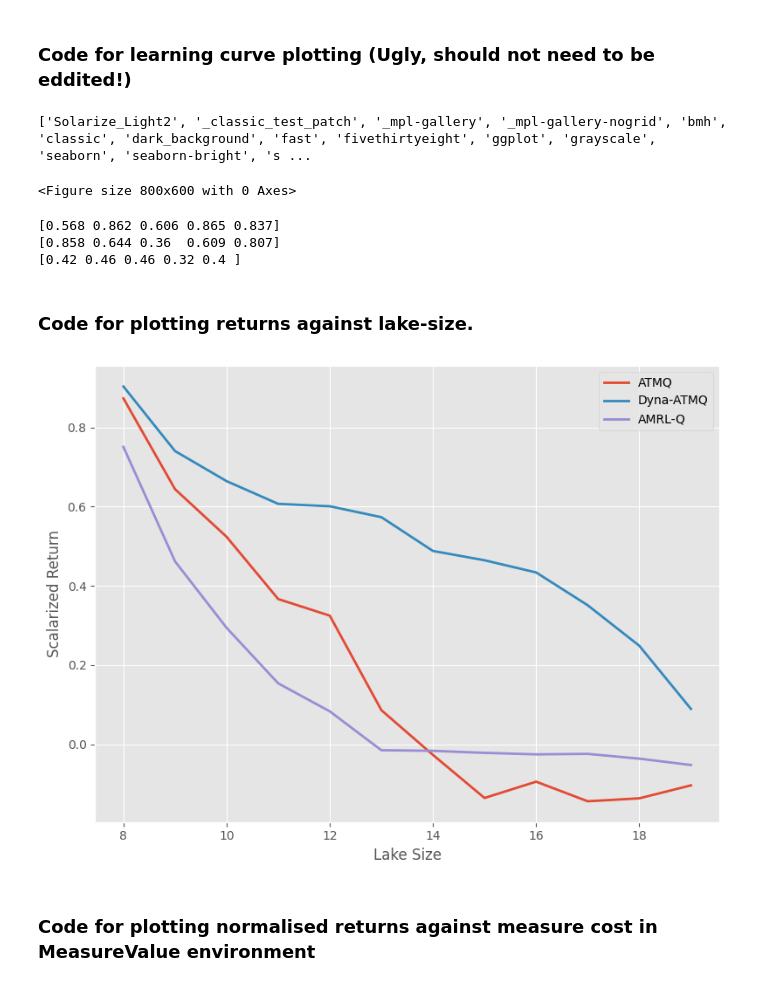
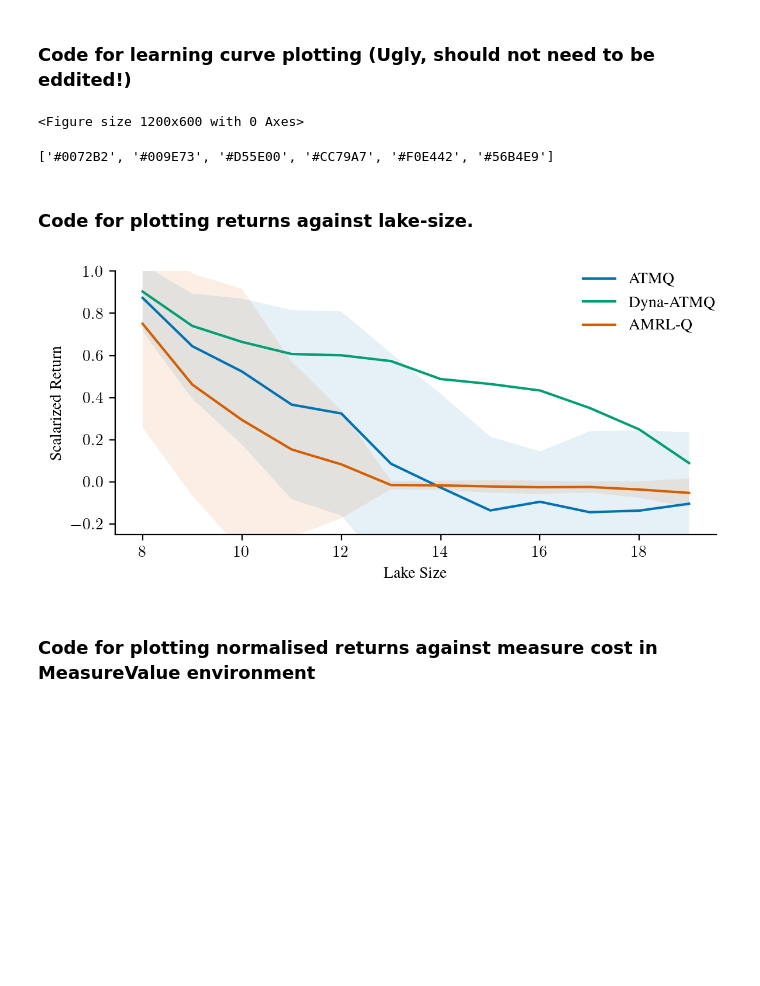
Before and after one commit to MKrale/ATM, a Jupyter notebook: Plot_Data.ipynb, the cells around one changed output. Drawn from its saved outputs; the diff is of its cells as text; code cells hidden in the pictures; blank space fills up the shorter version.

Commit message:
Changes to plotting
	* Plots are now outputted as pdfs
	* style is handled by a (git-ignored) matplotlib stylesheet

```diff
--- a/Plot_Data.ipynb
+++ b/Plot_Data.ipynb
@@ -56,7 +56,7 @@ legend_alg      = ["ATMQ",  "Dyna-ATMQ", "AMRL-Q" ]
 
 import numpy as np
 # Plotting variables
-plot_std        = False     # Set wether or not to plot standard deviation (turned off to increase readability)
+plot_std        = True     # Set wether or not to plot standard deviation (turned off to increase readability)
 max_eps         = np.inf    # Set manually according to restrict what episodes to plot (i.e. ignore graph after convergence)
 interval        = 0.95      # Determines plotted confidence interval (currently turned off completely)
 w1, w2          = 50,1      # Determine smooting window and order
@@ -82,8 +82,6 @@ import json
 import math as m
 import matplotlib
 import matplotlib.pyplot as plt
-plt.rcParams["figure.figsize"] = (8,6)
-plt.rcParams["figure.autolayout"] = True
 import datetime
 from scipy.signal import savgol_filter
 import scipy.stats as sts
@@ -139,8 +137,11 @@ eps_to_plot = min(np.min(nmbr_eps), max_eps)
 # %%
 # Make and export plots
 
-plt.style.use("ggplot")
-matplotlib.rc('lines', linewidth=2.0)
+# plt.style.use("seaborn-colorblind")
+# matplotlib.rc('lines', linewidth=2.0)
+# matplotlib.rcParams.update({'font.size': 15 })
+# plt.rcParams.update({'axes.grid': False})
+# plt.rcParams.update({"legend.borderaxespad": 0.5})
 
 for i in range (nmbr_plots):
 
@@ -163,15 +164,21 @@ for i in range (nmbr_plots):
 
 
     plt.legend()
-    plt.savefig(Data_path+"Plots/Plot_{}_{}".format(fileName_env, Plot_names_file[i]))
+    plt.savefig(Data_path+"Plots/Plot_{}_{}.pdf".format(fileName_env, Plot_names_file[i]))
     if True:
         pass
         #plt.show()
 
     plt.clf()
 # %% [output]
-['Solarize_Light2', '_classic_test_patch', '_mpl-gallery', '_mpl-gallery-nogrid', 'bmh', 'classic', 'dark_background', 'fast', 'fivethirtyeight', 'ggplot', 'grayscale', 'seaborn', 'seaborn-bright', 's ...
+<Figure size 1200x600 with 0 Axes>
-<Figure size 800x600 with 0 Axes>
+# %%
+colors = []
+for i, color in enumerate(plt.rcParams['axes.prop_cycle']):
+    colors.append(color['color'])
+print(colors)
+# %% [output]
+['#0072B2', '#009E73', '#D55E00', '#CC79A7', '#F0E442', '#56B4E9']
 # %%
 # Create human-readable collected datafiles
 
@@ -236,10 +243,6 @@ average nmbr measurements   = {}            (with std = {})
 data_file_name = Data_path+"/Compiled/Data_{}".format(fileName_env)
 with open(data_file_name, 'w') as f:
     f.write(file_text)
-# %% [output]
-[0.568 0.862 0.606 0.865 0.837]
-[0.858 0.644 0.36  0.609 0.807]
-[0.42 0.46 0.46 0.32 0.4 ]
 # %% [markdown]
 ### Code for plotting returns against lake-size.
 # %%
@@ -266,35 +269,36 @@ if True:
 
             with open(Data_path + filename) as file:
                     contentDict = json.load(file)
 
                     nmbr_eps = int(contentDict["parameters"]["nmbr_eps"])
                     toi = nmbr_eps
                     fromi = m.ceil(toi*check_percentage)
 
                     rewards = np.array(contentDict["reward_per_eps"])[:,fromi:toi]
                     avg_rewards[algnmbr,i]  = np.average( rewards )
                     std_rewards[algnmbr,i]  = np.std( np.average(rewards, axis=1) )
                     rewardsmin[algnmbr,i], rewardsmax[algnmbr,i] = sts.norm.interval(interval, loc=avg_rewards[algnmbr,i], scale=std_rewards[algnmbr,i])
 
         avg_rewards = savgol_filter( avg_rewards, this_window, this_order)
         std_rewards = savgol_filter( std_rewards, this_window, this_order)
         rewardsmin[algnmbr], rewardsmax[algnmbr] = sts.norm.interval(interval, loc=avg_rewards[algnmbr], scale=std_rewards[algnmbr])
 
         # Manually remove std for dyna-variant
         rewardsmin[1], rewardsmax[1] = avg_rewards[1], avg_rewards[1]
 
         plt.plot(sizes, avg_rewards[algnmbr], label = legend_alg[algnmbr])
         if plot_std:
             plt.fill_between(sizes, rewardsmin[algnmbr], rewardsmax[algnmbr], alpha=0.1)
+            plt.ylim(ymin=-0.25, ymax=1)
 
 
     plt.ylabel("Scalarized Return")
     plt.xlabel("Lake Size")
     plt.legend()
-    plt.savefig(Data_path+"Plots/LargeLakeCombined.png")
+    plt.savefig(Data_path+"Plots/LargeLakeCombined.pdf")
     plt.show()
 # %% [output]
-[figure, old version]
+[figure, new version]
 # %% [markdown]
 ### Code for plotting normalised returns against measure cost in MeasureValue environment
 # %%
```
Also changed, not shown: parts of 3 cells of this notebook, 58 other files.
